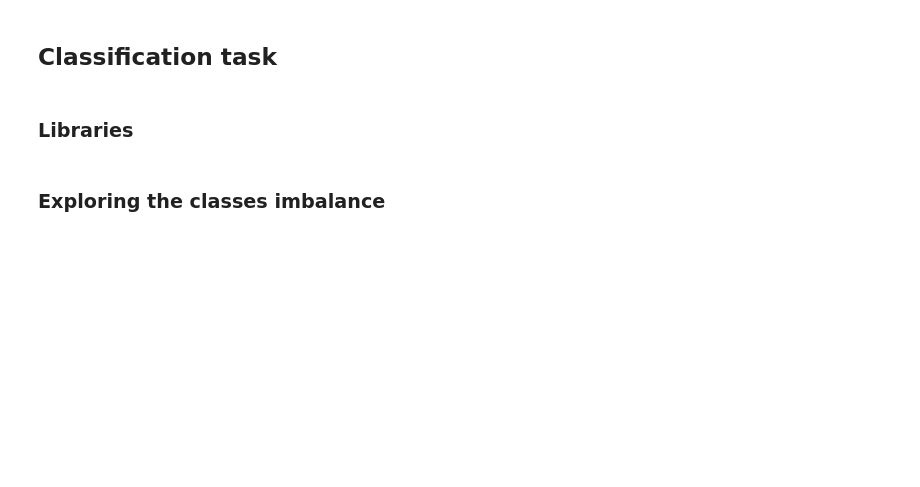
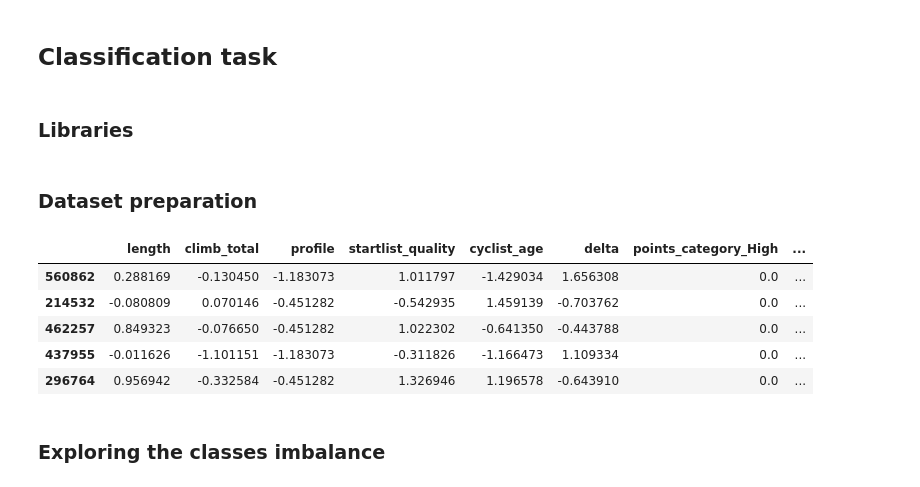
Before and after one commit to lesi-nedo/dm_project24_group_11, a Jupyter notebook: Classification.ipynb, the cells around one changed output. Cells and saved outputs as stored; diff of their text form; code cells hidden in the pictures; blank space fills up the shorter version.

```diff
--- a/Classification.ipynb
+++ b/Classification.ipynb
@@ -14,2 +20,27 @@ from classification_code.utils import OurDataset
+# %% [markdown]
+### Dataset preparation
+# %%
+train_dataset_path = "dataset_classification/TrainDataset.csv"
+
+numerical_features = ['length', 'climb_total', 'profile', 'startlist_quality', 'cyclist_age', 'delta']
+def bin_points(df):
+    bins = [0, 1, 5, 10, 20, 50, 100, float('inf')]
+    labels = ['None', 'Very Low', 'Low', 'Medium', 'High', 'Very High', 'Exceptional']
+    merged_points = np.ceil((df['uci_points'] * 0.5 + df['points'] * 0.5))
+    df['points_category'] = pd.cut(merged_points, bins=bins, labels=labels, include_lowest=True)
+    df = df.drop(columns=['uci_points', 'points'])
+
+    return df
+
+train_dataset = OurDataset(train_dataset_path, apply_transformers=True, call_on_df_funcs=[bin_points])
+
+train_dataset.data.sample(5)
+# %% [output]
+|  | length | climb_total | profile | startlist_quality | cyclist_age | delta | points_category_High | ... |
+| 560862 | 0.288169 | -0.130450 | -1.183073 | 1.011797 | -1.429034 | 1.656308 | 0.0 | ... |
+| 214532 | -0.080809 | 0.070146 | -0.451282 | -0.542935 | 1.459139 | -0.703762 | 0.0 | ... |
+| 462257 | 0.849323 | -0.076650 | -0.451282 | 1.022302 | -0.641350 | -0.443788 | 0.0 | ... |
+| 437955 | -0.011626 | -1.101151 | -1.183073 | -0.311826 | -1.166473 | 1.109334 | 0.0 | ... |
+| 296764 | 0.956942 | -0.332584 | -0.451282 | 1.326946 | 1.196578 | -0.643910 | 0.0 | ... |
 # %% [markdown]
 ### Exploring the classes imbalance
```
Also changed, not shown: parts of 13 cells of this notebook, 58 other files.
